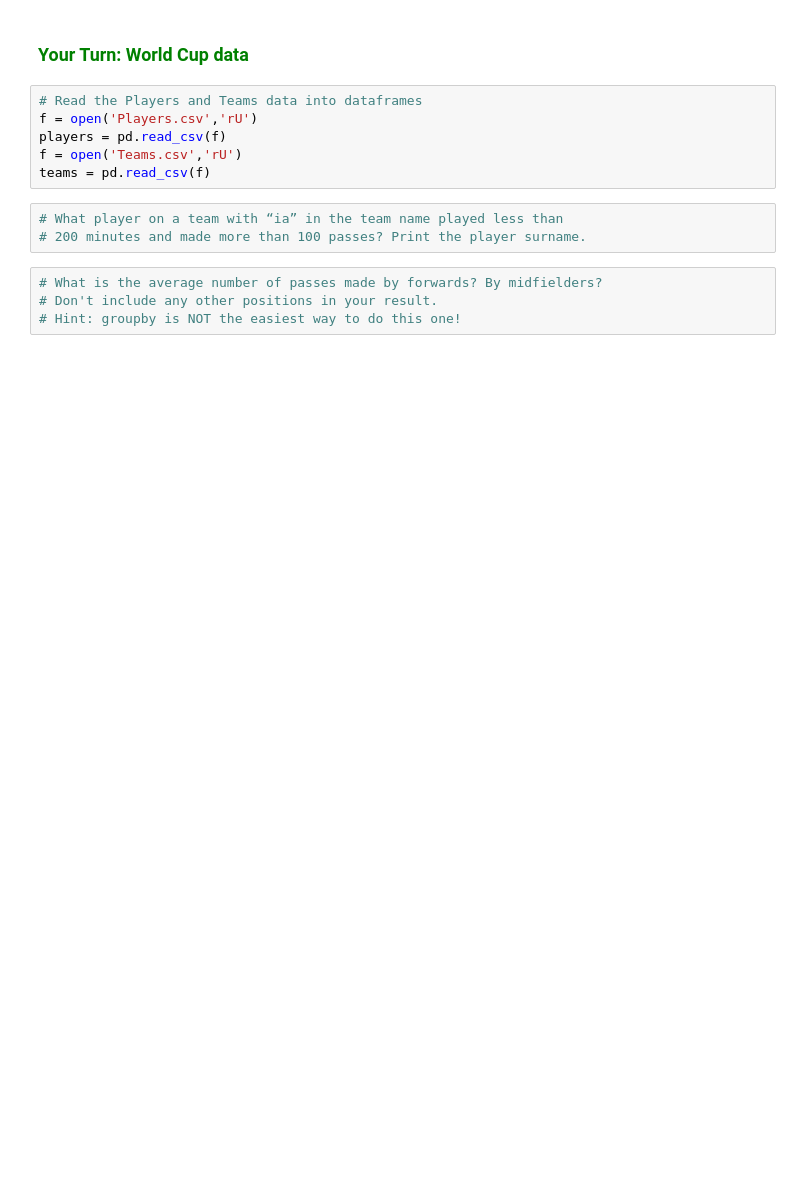
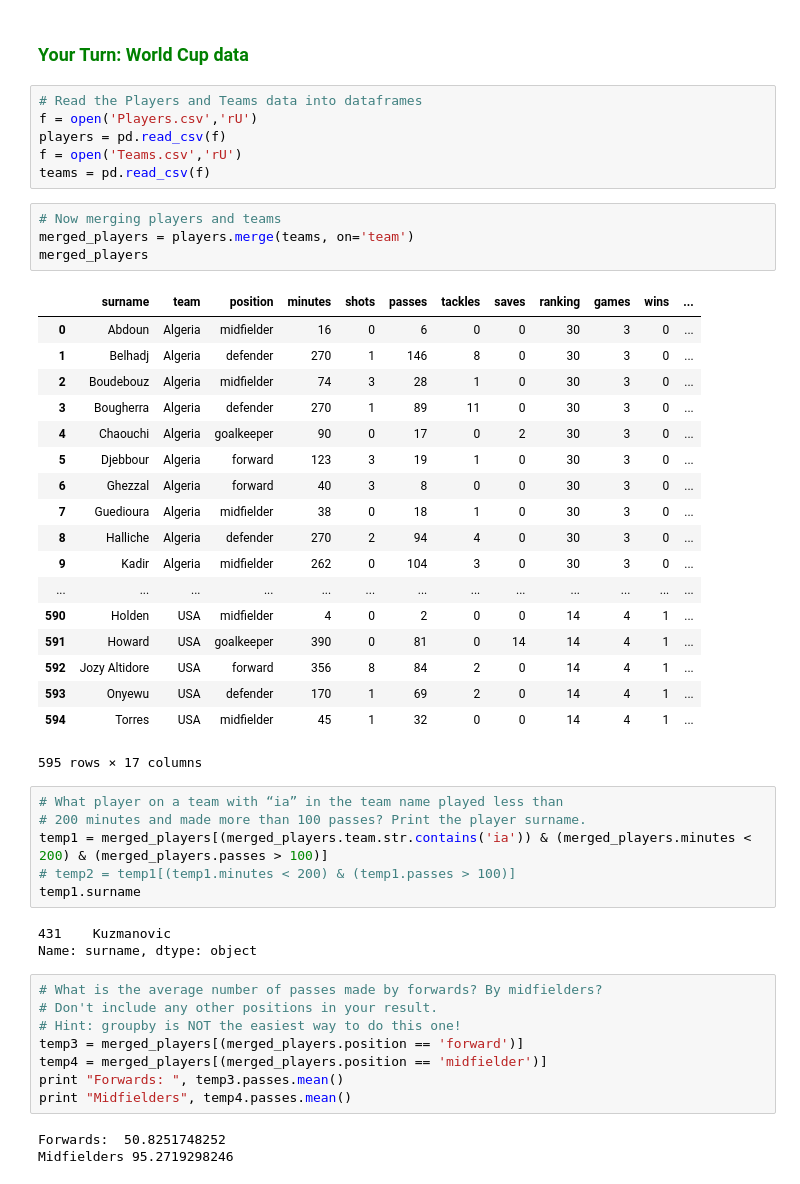
Before and after one commit to eloyekunle/widomPython, a Jupyter notebook: PythonPandas.ipynb, the cells around one changed output. Saved outputs shown, nothing was run; the diff lists cells and outputs as text; blank space fills up the shorter version.

```diff
--- a/PythonPandas.ipynb
+++ b/PythonPandas.ipynb
@@ -129,13 +447,49 @@ f = open('Players.csv','rU')
 players = pd.read_csv(f)
 f = open('Teams.csv','rU')
 teams = pd.read_csv(f)
+# %%
+# Now merging players and teams
+merged_players = players.merge(teams, on='team')
+merged_players
+# %% [output]
+|  | surname | team | position | minutes | shots | passes | tackles | saves | ranking | games | wins | ... |
+| 0 | Abdoun | Algeria | midfielder | 16 | 0 | 6 | 0 | 0 | 30 | 3 | 0 | ... |
+| 1 | Belhadj | Algeria | defender | 270 | 1 | 146 | 8 | 0 | 30 | 3 | 0 | ... |
+| 2 | Boudebouz | Algeria | midfielder | 74 | 3 | 28 | 1 | 0 | 30 | 3 | 0 | ... |
+| 3 | Bougherra | Algeria | defender | 270 | 1 | 89 | 11 | 0 | 30 | 3 | 0 | ... |
+| 4 | Chaouchi | Algeria | goalkeeper | 90 | 0 | 17 | 0 | 2 | 30 | 3 | 0 | ... |
+| 5 | Djebbour | Algeria | forward | 123 | 3 | 19 | 1 | 0 | 30 | 3 | 0 | ... |
+| 6 | Ghezzal | Algeria | forward | 40 | 3 | 8 | 0 | 0 | 30 | 3 | 0 | ... |
+| 7 | Guedioura | Algeria | midfielder | 38 | 0 | 18 | 1 | 0 | 30 | 3 | 0 | ... |
+| 8 | Halliche | Algeria | defender | 270 | 2 | 94 | 4 | 0 | 30 | 3 | 0 | ... |
+| 9 | Kadir | Algeria | midfielder | 262 | 0 | 104 | 3 | 0 | 30 | 3 | 0 | ... |
+| ... | ... | ... | ... | ... | ... | ... | ... | ... | ... | ... | ... | ... |
+| 590 | Holden | USA | midfielder | 4 | 0 | 2 | 0 | 0 | 14 | 4 | 1 | ... |
+| 591 | Howard | USA | goalkeeper | 390 | 0 | 81 | 0 | 14 | 14 | 4 | 1 | ... |
+| 592 | Jozy Altidore | USA | forward | 356 | 8 | 84 | 2 | 0 | 14 | 4 | 1 | ... |
+| 593 | Onyewu | USA | defender | 170 | 1 | 69 | 2 | 0 | 14 | 4 | 1 | ... |
+| 594 | Torres | USA | midfielder | 45 | 1 | 32 | 0 | 0 | 14 | 4 | 1 | ... |
+595 rows × 17 columns
 # %%
 # What player on a team with “ia” in the team name played less than
 # 200 minutes and made more than 100 passes? Print the player surname.
+temp1 = merged_players[(merged_players.team.str.contains('ia')) & (merged_players.minutes < 200) & (merged_players.passes > 100)]
+# temp2 = temp1[(temp1.minutes < 200) & (temp1.passes > 100)]
+temp1.surname
+# %% [output]
+431    Kuzmanovic
+Name: surname, dtype: object
 # %%
 # What is the average number of passes made by forwards? By midfielders?
 # Don't include any other positions in your result.
 # Hint: groupby is NOT the easiest way to do this one!
+temp3 = merged_players[(merged_players.position == 'forward')]
+temp4 = merged_players[(merged_players.position == 'midfielder')]
+print "Forwards: ", temp3.passes.mean()
+print "Midfielders", temp4.passes.mean()
+# %% [output]
+Forwards:  50.8251748252
+Midfielders 95.2719298246
 # %%
 # Which team has the highest ratio of goalsFor to goalsAgainst?
 # Print the team name only.
```
Also changed, not shown: parts of 27 cells of this notebook, 1 other file.
